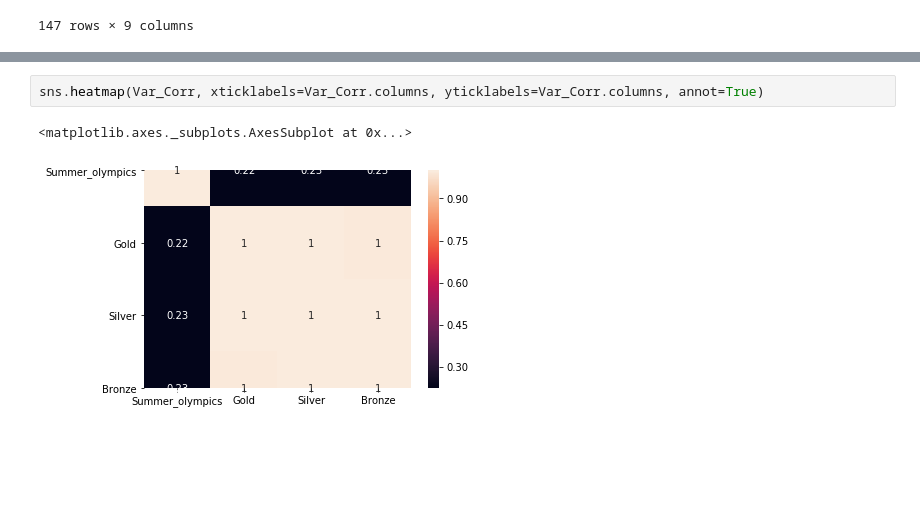
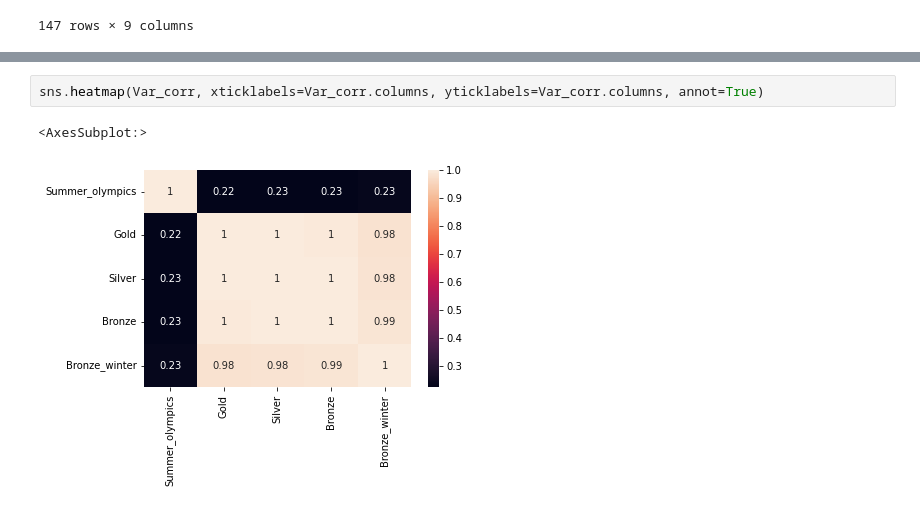
Before and after one commit to 2IS239-Data-Analytics/Code_along_2, a Jupyter notebook: code_along_nympy_pandas_etc.ipynb, the cells around one changed output, grey strips where cells are left out. Saved outputs shown, nothing was run; the diff lists cells and outputs as text; blank space fills up the shorter version.

```diff
--- a/code_along_nympy_pandas_etc.ipynb
+++ b/code_along_nympy_pandas_etc.ipynb
@@ -795,5 +796,5 @@ Var_corr
 # %%
-sns.heatmap(Var_Corr, xticklabels=Var_Corr.columns, yticklabels=Var_Corr.columns, annot=True)
+sns.heatmap(Var_corr, xticklabels=Var_corr.columns, yticklabels=Var_corr.columns, annot=True)
 # %% [output]
-<matplotlib.axes._subplots.AxesSubplot at 0x...>
+<AxesSubplot:>
-[figure, old version]
+[figure, new version]
```
Also changed, not shown: parts of 9 cells of this notebook, 4 other files.
